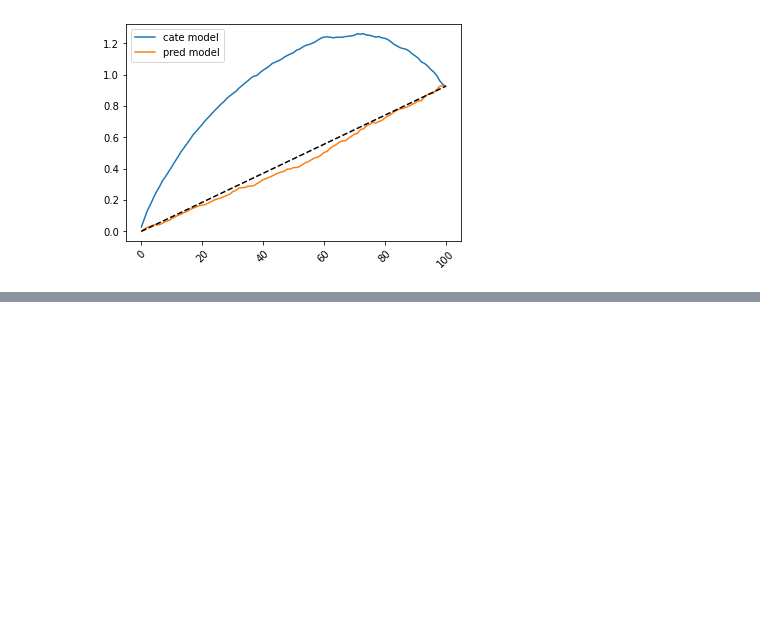
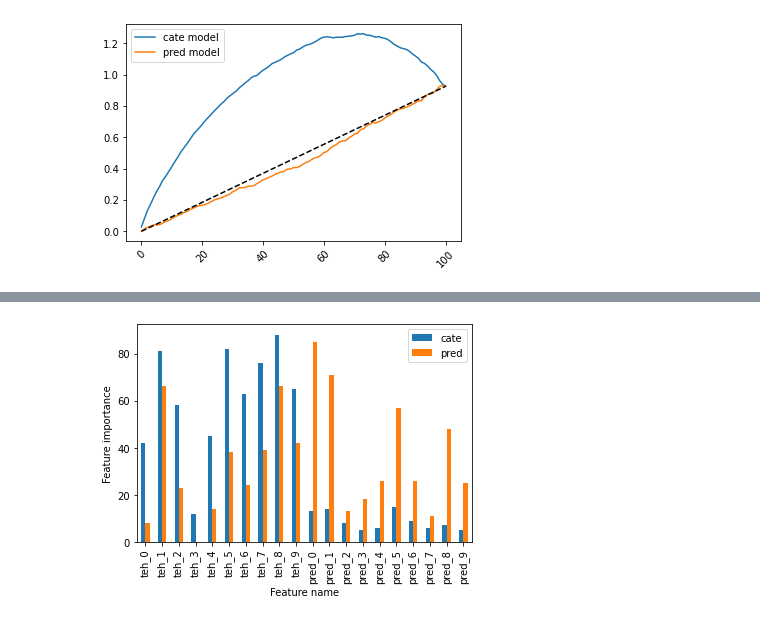
Before and after one commit to matheusfacure/exploratory-notebooks, a Jupyter notebook: Causal-Metrics-Deep-Dive.ipynb, the cells around one changed output, grey strips where cells are left out. Saved outputs shown, nothing was run; the diff lists cells and outputs as text; code cells hidden in the pictures; blank space fills up the shorter version.

```diff
--- a/Causal-Metrics-Deep-Dive.ipynb
+++ b/Causal-Metrics-Deep-Dive.ipynb
@@ -578,0 +640,42 @@ plt.legend();
+# %%
+def dml_model(train_df,
+              model_y,
+              model_t,
+              model_cate,
+              X_cols,
+              T_col,
+              Y_col):
+
+
+    train_res = train_df.assign(t_res =  train_df[T_col] - cross_val_predict(model_t, train_df[X_cols], train_df[T_col], cv=5),
+                                y_res =  train_df[Y_col] - cross_val_predict(model_y, train_df[X_cols], train_df[Y_col], cv=5))
+
+
+    w = train_res["t_res"] ** 2
+    y_star = (train_res["y_res"] / train_res["t_res"])
+
+
+    model_cate.fit(X=train_df[X_cols], y=y_star, sample_weight=w)
+    return model_cate
+# %%
+X_cols =  train.drop(columns=["y", "t"]).columns
+
+
+model_cate = dml_model(train,
+                       model_t=LGBMRegressor(max_depth=3),
+                       model_y=LGBMRegressor(max_depth=3),
+                       model_cate=LGBMRegressor(max_depth=3),
+                       X_cols=X_cols,
+                       T_col="t",
+                       Y_col="y")
+
+
+pred_model = LGBMRegressor(max_depth=3).fit(train[X_cols], train["y"])
+# %%
+(pd.DataFrame(dict(cate=model_cate.feature_importances_, pred=pred_model.feature_importances_),
+              index=model_cate.feature_name_)
+ .plot.bar())
+plt.ylabel("Feature importance");
+plt.xlabel("Feature name");
+# %% [output]
+[figure, added]
```
Also changed, not shown: parts of 48 cells of this notebook.
